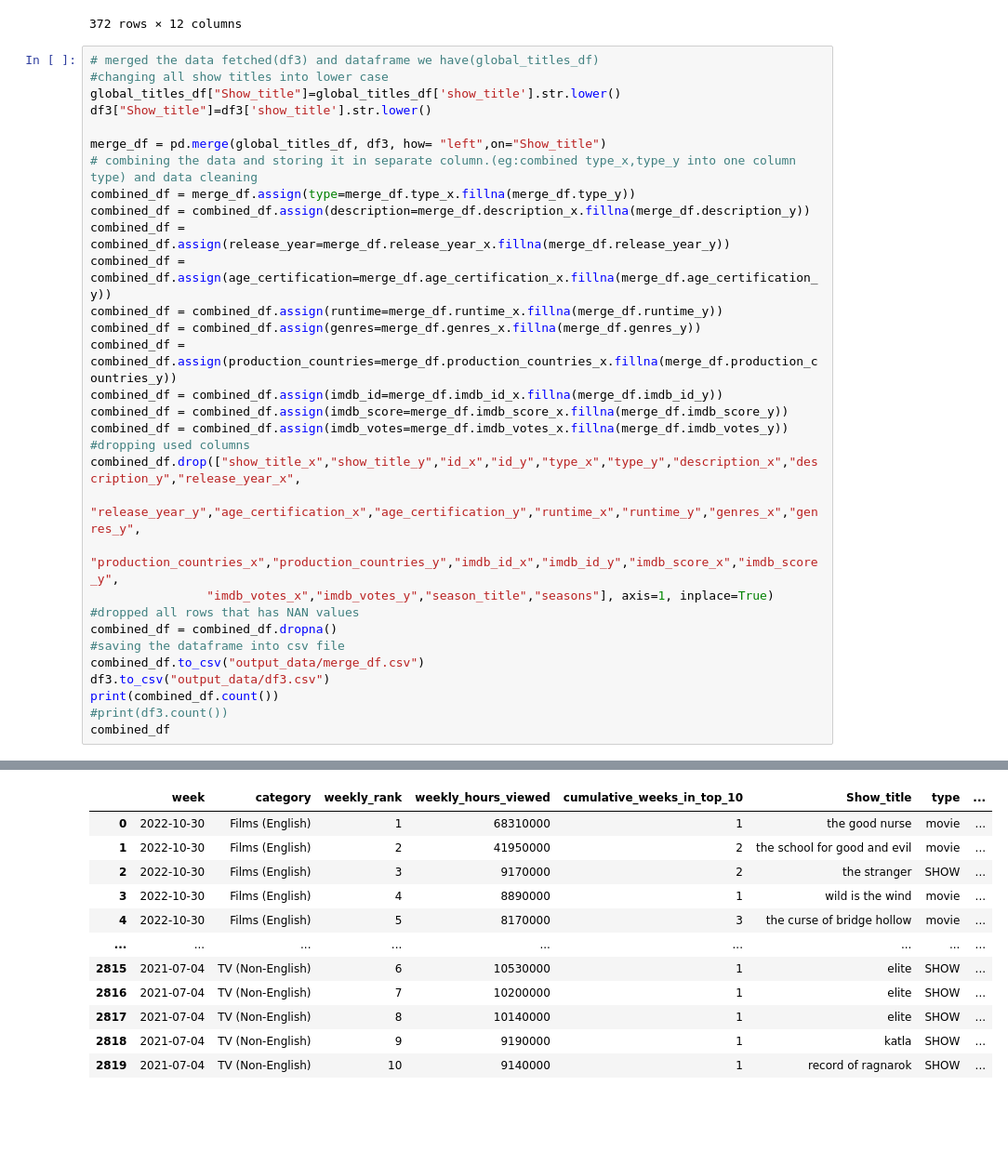
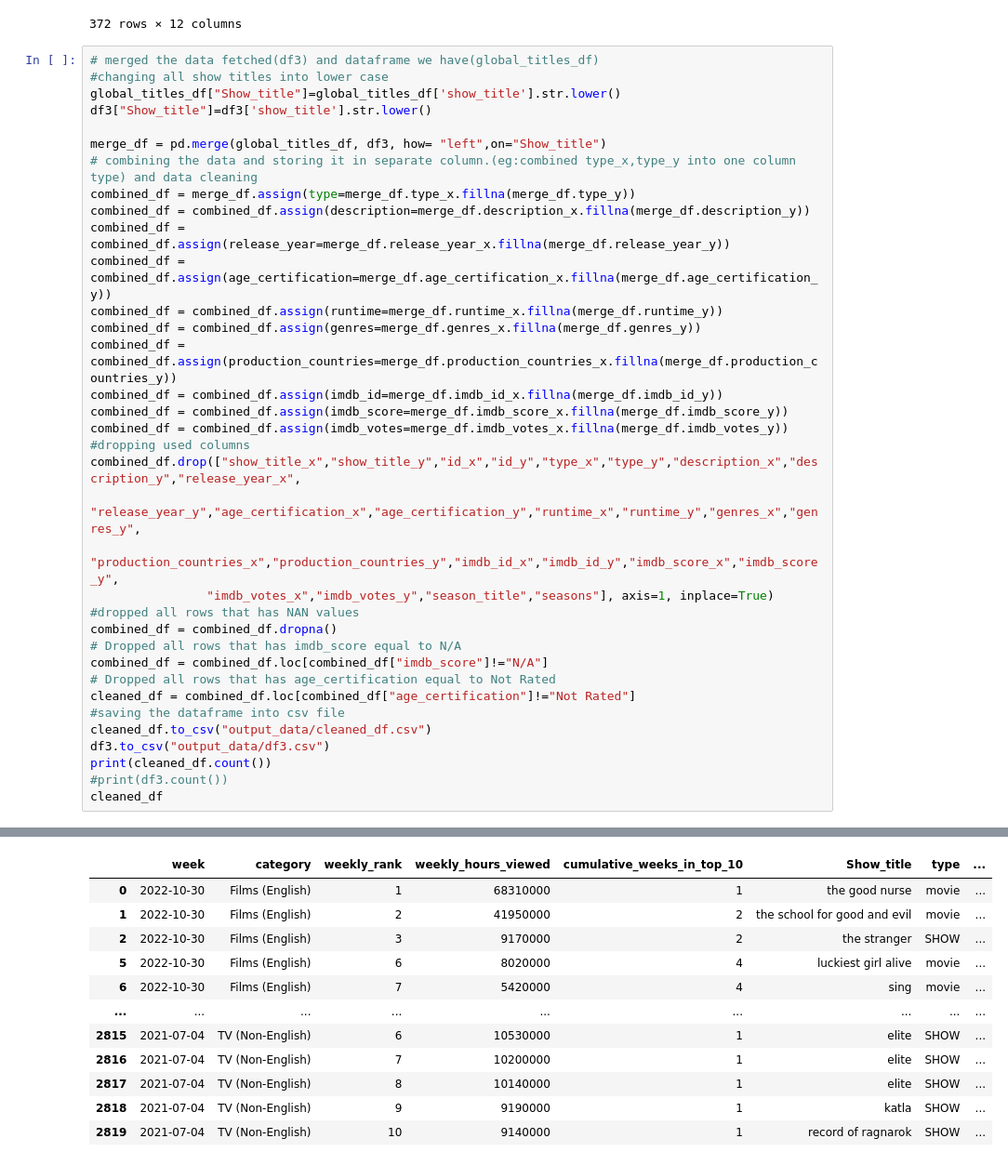
Before and after one commit to EdithLotterman/Project-1-Team-8, a Jupyter notebook: netflix_project.ipynb, the cells around one changed output, grey strips where cells are left out. Shown at 93% size. Cells and saved outputs as stored; diff of their text form; blank space fills up the shorter version.

```diff
--- a/netflix_project.ipynb
+++ b/netflix_project.ipynb
@@ -138,10 +138,14 @@ combined_df.drop(["show_title_x","show_title_y","id_x","id_y","type_x","type_y",
                 "imdb_votes_x","imdb_votes_y","season_title","seasons"], axis=1, inplace=True)
 #dropped all rows that has NAN values
 combined_df = combined_df.dropna()
+# Dropped all rows that has imdb_score equal to N/A
+combined_df = combined_df.loc[combined_df["imdb_score"]!="N/A"]
+# Dropped all rows that has age_certification equal to Not Rated
+cleaned_df = combined_df.loc[combined_df["age_certification"]!="Not Rated"]
 #saving the dataframe into csv file
-combined_df.to_csv("output_data/merge_df.csv")
+cleaned_df.to_csv("output_data/cleaned_df.csv")
 df3.to_csv("output_data/df3.csv")
-print(combined_df.count())
+print(cleaned_df.count())
 #print(df3.count())
-combined_df
+cleaned_df
 # %% [output]
@@ -164,10 +168,10 @@ imdb_votes                    2201
 dtype: int64
 |  | week | category | weekly_rank | weekly_hours_viewed | cumulative_weeks_in_top_10 | Show_title | type | ... |
 | 0 | 2022-10-30 | Films (English) | 1 | 68310000 | 1 | the good nurse | movie | ... |
 | 1 | 2022-10-30 | Films (English) | 2 | 41950000 | 2 | the school for good and evil | movie | ... |
 | 2 | 2022-10-30 | Films (English) | 3 | 9170000 | 2 | the stranger | SHOW | ... |
-| 3 | 2022-10-30 | Films (English) | 4 | 8890000 | 1 | wild is the wind | movie | ... |
-| 4 | 2022-10-30 | Films (English) | 5 | 8170000 | 3 | the curse of bridge hollow | movie | ... |
+| 5 | 2022-10-30 | Films (English) | 6 | 8020000 | 4 | luckiest girl alive | movie | ... |
+| 6 | 2022-10-30 | Films (English) | 7 | 5420000 | 4 | sing | movie | ... |
 | ... | ... | ... | ... | ... | ... | ... | ... | ... |
 | 2815 | 2021-07-04 | TV (Non-English) | 6 | 10530000 | 1 | elite | SHOW | ... |
 | 2816 | 2021-07-04 | TV (Non-English) | 7 | 10200000 | 1 | elite | SHOW | ... |
```
Also changed, not shown: parts of 1 cell of this notebook, 2 other files.
